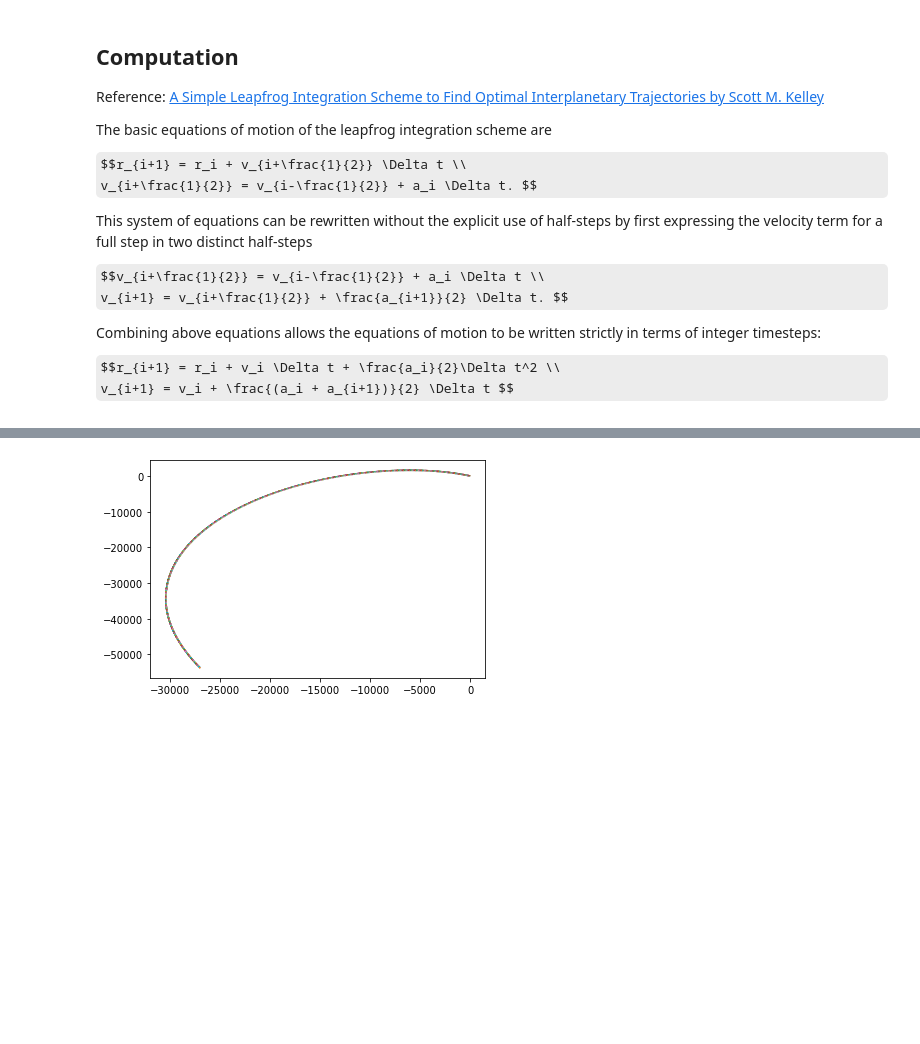
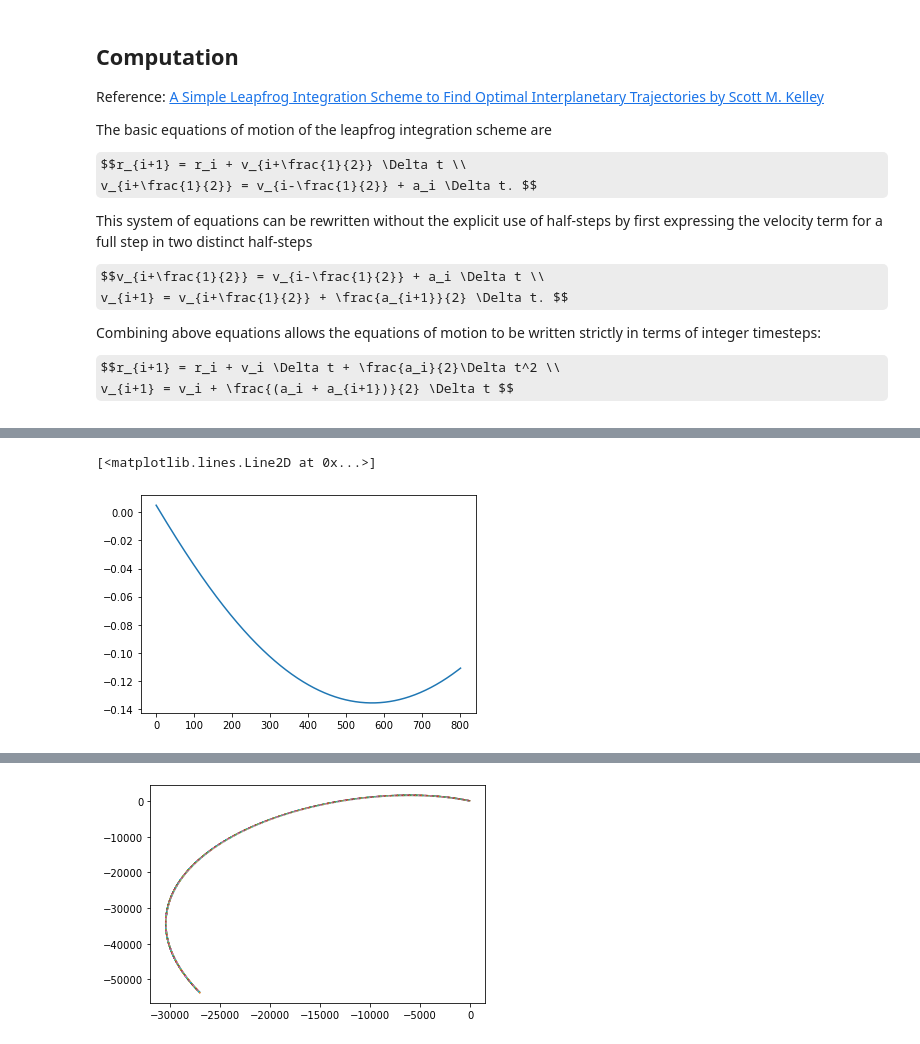
Before and after one commit to q-pratz-chem/Interacting_Galaxies, a Jupyter notebook: three_body.ipynb, the cells around one changed output, grey strips where cells are left out. Cells and saved outputs as stored; diff of their text form; code cells hidden in the pictures; some formulas as TeX source; blank space fills up the shorter version.

```diff
--- a/three_body.ipynb
+++ b/three_body.ipynb
@@ -511,2 +516,7 @@ np.savetxt('stars_velY.txt',np.array(Vy_star), fmt='%f')
+# %%
+plt.plot(V_galaxy[:,1])
+# %% [output]
+[<matplotlib.lines.Line2D at 0x...>]
+[figure, added]
 # %%
 print(len(ts))
```
Also changed, not shown: parts of 7 cells of this notebook.
